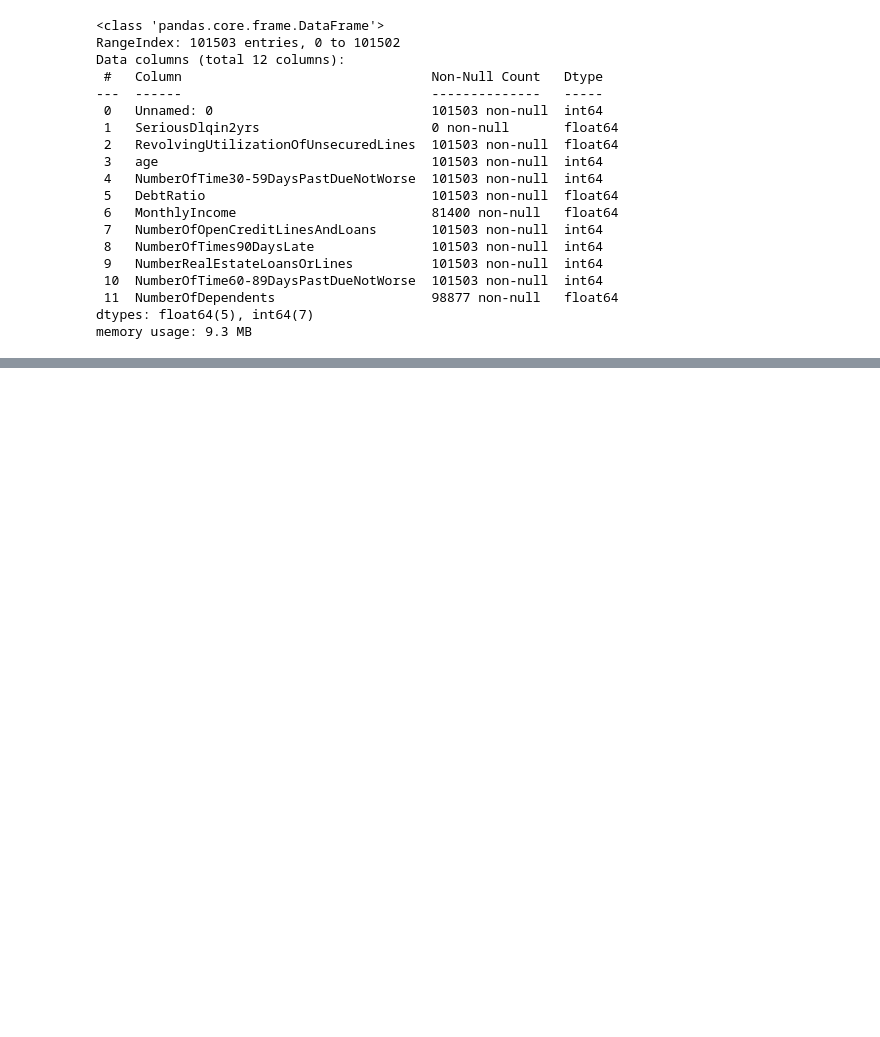
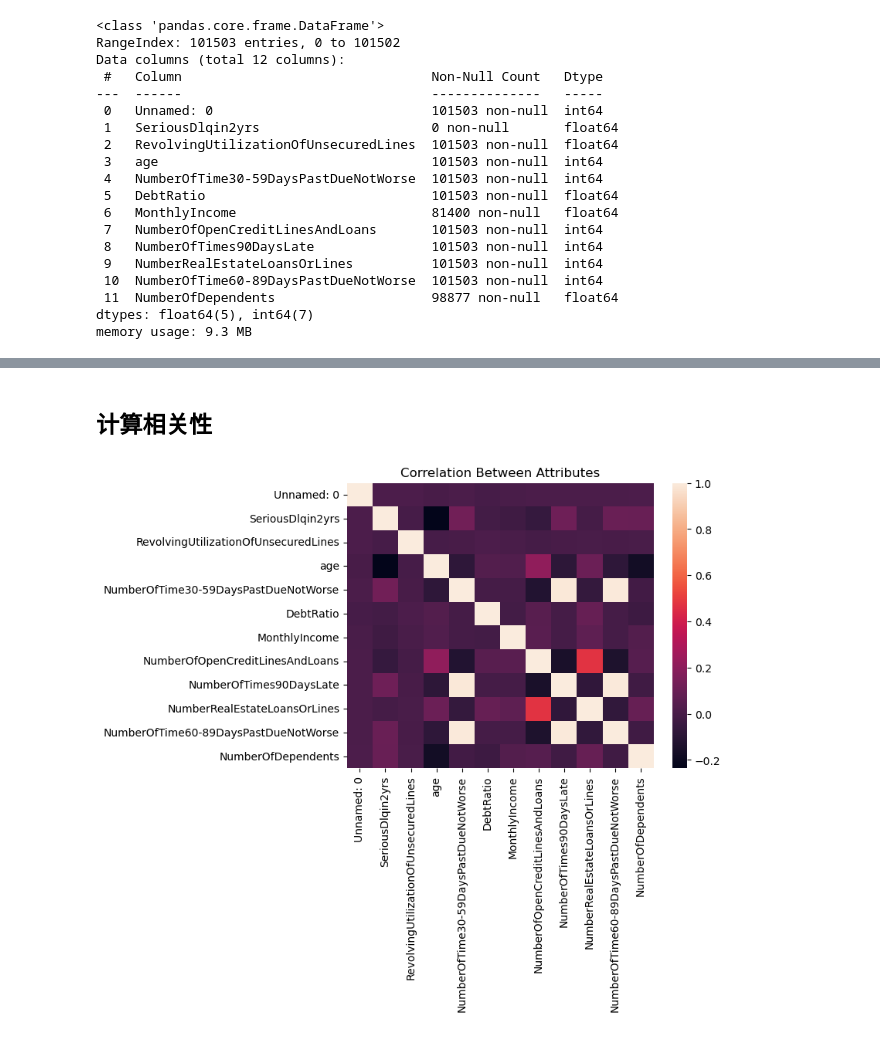
Before and after one commit to DrDavidS/some_table, a Jupyter notebook: give_me_some_credit/EDA.ipynb, the cells around one changed output, grey strips where cells are left out. Saved outputs shown, nothing was run; the diff lists cells and outputs as text; code cells hidden in the pictures; blank space fills up the shorter version.

```diff
--- a/give_me_some_credit/EDA.ipynb
+++ b/give_me_some_credit/EDA.ipynb
@@ -86,0 +122,5 @@ memory usage: 9.3 MB
+# %%
+train0 = train_df[train_df['SeriousDlqin2yrs']==0].sample(frac=0.06684)
+train1 = train_df[train_df['SeriousDlqin2yrs']==1].copy()
+train_df = pd.concat([train0, train1], axis=0)
+train_df['SeriousDlqin2yrs'].value_counts()
@@ -86,0 +184,7 @@ memory usage: 9.3 MB
+# %% [markdown]
+## 计算相关性
+# %%
+sns.heatmap(train_df.corr())
+plt.title('Correlation Between Attributes');
+# %% [output]
+[figure, added]
```
Also changed, not shown: parts of 46 cells of this notebook.
